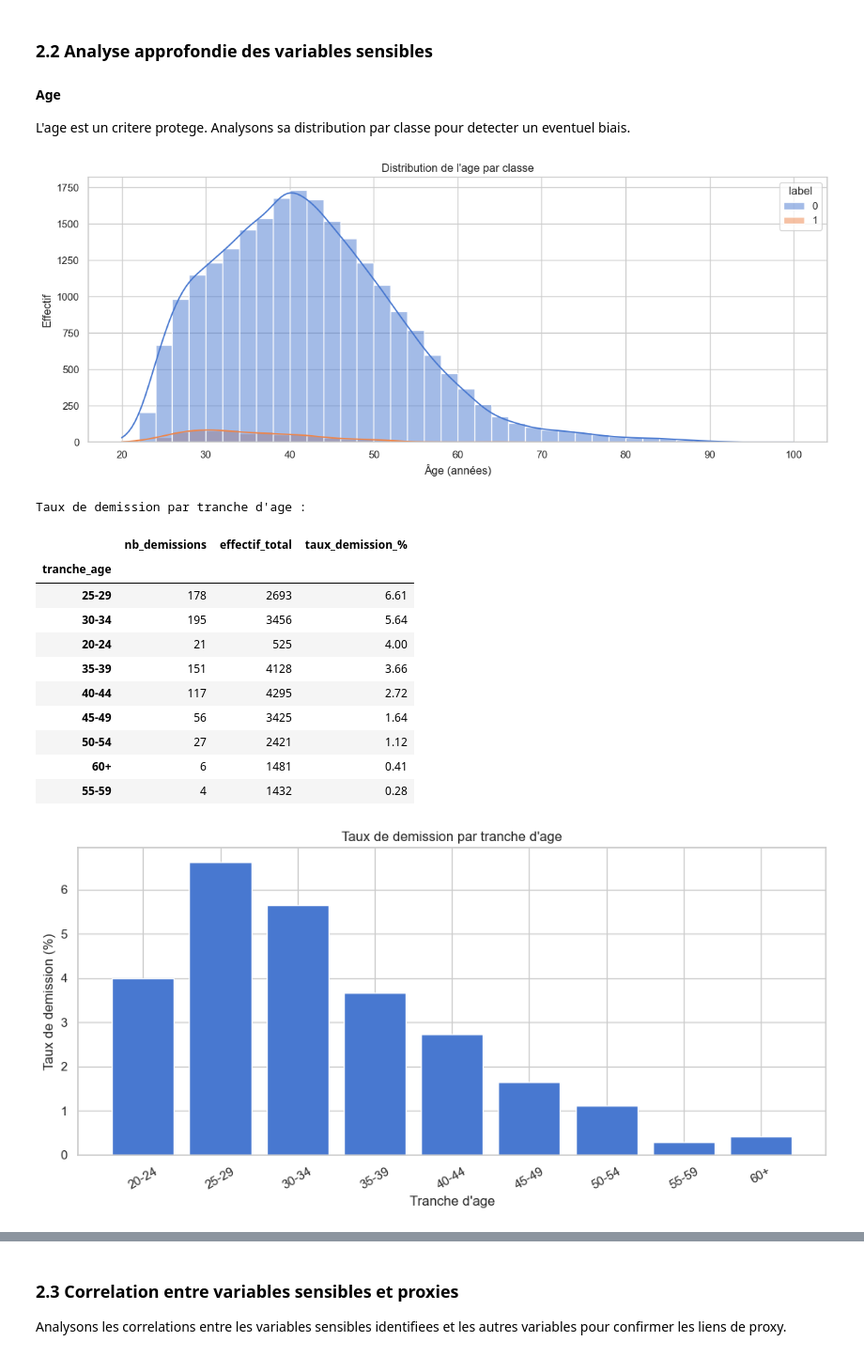
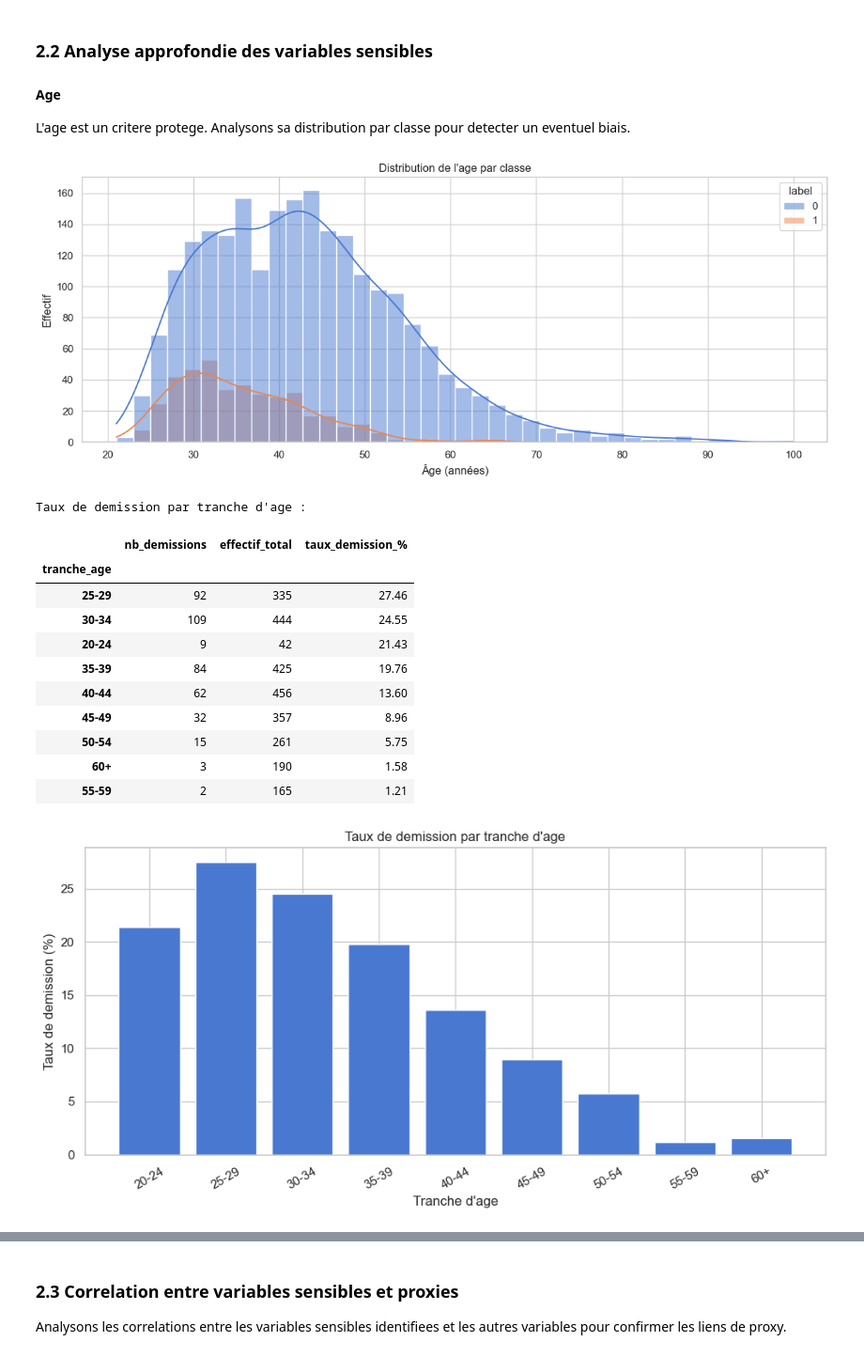
Before and after one commit to daphnemaschas/REXIA, a Jupyter notebook: notebooks/projet_rexia.ipynb, the cells around one changed output, grey strips where cells are left out. Shown at 94% size. Drawn from its saved outputs; the diff is of its cells as text; code cells hidden in the pictures.

```diff
--- a/notebooks/projet_rexia.ipynb
+++ b/notebooks/projet_rexia.ipynb
@@ -185,0 +254,5 @@ df.describe().round(2)
+# %%
+df_aggregated = df.sort_values('Ancienneté groupe (années)').groupby('matricule').tail(1).reset_index(drop=True)
+
+print(f"Avant agrégation : {len(df)} lignes, {df['matricule'].nunique()} matricules uniques")
+print(f"Après agrégation : {len(df_aggregated)} lignes, {df_aggregated['matricule'].nunique()} matricules uniques")
@@ -269,7 +377,7 @@ numerical_columns = [
 
 for col in numerical_columns:
     plot_distribution(
-        data=df,
+        data=df_aggregated,
         column=col,
         title=f"Distribution de {col}",
         bins=40,
@@ -286,13 +394,13 @@ discrete_columns = ["Parent", "Niveau hiérarchique", "Véhicule", "Etablissemen
 
 for col in discrete_columns:
     print(f"--- {col} ---")
-    print(f"  Valeurs uniques : {sorted(df[col].unique())}")
+    print(f"  Valeurs uniques : {sorted(df_aggregated[col].unique())}")
     print(f"  Repartition :")
-    print(df[col].value_counts().sort_index().to_string())
+    print(df_aggregated[col].value_counts().sort_index().to_string())
     print()
 
     plot_countplot(
-        data=df,
+        data=df_aggregated,
         column=col,
         title=f"Repartition de '{col}'",
         rotate_labels=45 if col == "Etablissement" else 0,
@@ -463,7 +638,7 @@ On compare les distributions des variables numeriques entre les employes demissi
 # Boxplots compares par classe pour chaque variable numerique continue
 for col in numerical_columns:
     plot_boxplot_by_label(
-        data=df,
+        data=df_aggregated,
         column=col,
         title=f"'{col}' selon la classe (0 = reste, 1 = demission)",
     )
@@ -647,44 +809,44 @@ L'age est un critere protege. Analysons sa distribution par classe pour detecter
 # %%
 # Distribution de l'age par classe
 plot_distribution(
-    data=df,
+    data=df_aggregated,
     column="Âge (années)",
     title="Distribution de l'age par classe",
     hue=LABEL_COL,
     bins=40,
 )
 
 # Tranches d'age pour une analyse plus fine
 age_bins = [20, 25, 30, 35, 40, 45, 50, 55, 60, 100]
 age_labels = ["20-24", "25-29", "30-34", "35-39", "40-44", "45-49", "50-54", "55-59", "60+"]
-df["tranche_age"] = pd.cut(df["Âge (années)"], bins=age_bins, labels=age_labels, right=False)
+df_aggregated["tranche_age"] = pd.cut(df_aggregated["Âge (années)"], bins=age_bins, labels=age_labels, right=False)
 
-rates_age = compute_resignation_rate(df, "tranche_age")
+rates_age = compute_resignation_rate(df_aggregated, "tranche_age")
 print("Taux de demission par tranche d'age :")
 display(rates_age)
 
 fig, ax = plt.subplots(figsize=(10, 5))
 rates_age_sorted = rates_age.sort_index()
 ax.bar(rates_age_sorted.index.astype(str), rates_age_sorted["taux_demission_%"])
 ax.set_title("Taux de demission par tranche d'age")
 ax.set_xlabel("Tranche d'age")
 ax.set_ylabel("Taux de demission (%)")
 ax.tick_params(axis="x", rotation=30)
 plt.tight_layout()
 plt.show()
 # %% [output]
-[figure, old version]
+[figure, new version]
 Taux de demission par tranche d'age :
 |  | nb_demissions | effectif_total | taux_demission_% |
 | tranche_age |  |  |  |
-| 25-29 | 178 | 2693 | 6.61 |
-| 30-34 | 195 | 3456 | 5.64 |
-| 20-24 | 21 | 525 | 4.00 |
-| 35-39 | 151 | 4128 | 3.66 |
-| 40-44 | 117 | 4295 | 2.72 |
-| 45-49 | 56 | 3425 | 1.64 |
-| 50-54 | 27 | 2421 | 1.12 |
-| 60+ | 6 | 1481 | 0.41 |
-| 55-59 | 4 | 1432 | 0.28 |
+| 25-29 | 92 | 335 | 27.46 |
+| 30-34 | 109 | 444 | 24.55 |
+| 20-24 | 9 | 42 | 21.43 |
+| 35-39 | 84 | 425 | 19.76 |
+| 40-44 | 62 | 456 | 13.60 |
+| 45-49 | 32 | 357 | 8.96 |
+| 50-54 | 15 | 261 | 5.75 |
+| 60+ | 3 | 190 | 1.58 |
+| 55-59 | 2 | 165 | 1.21 |
-[figure, old version]
+[figure, new version]
 # %% [markdown]
```
Also changed, not shown: parts of 34 cells of this notebook.
